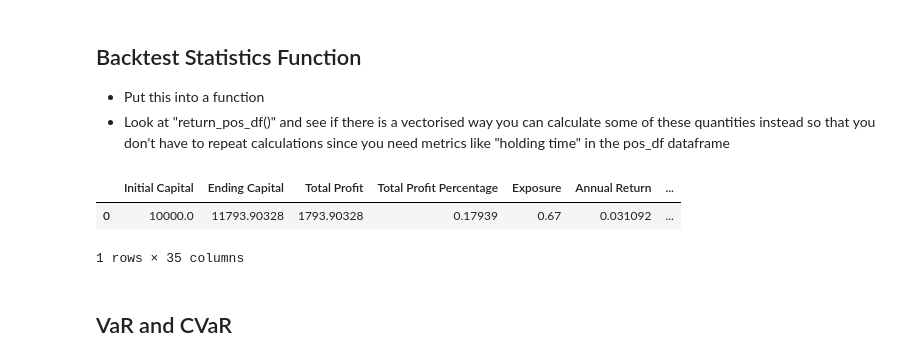
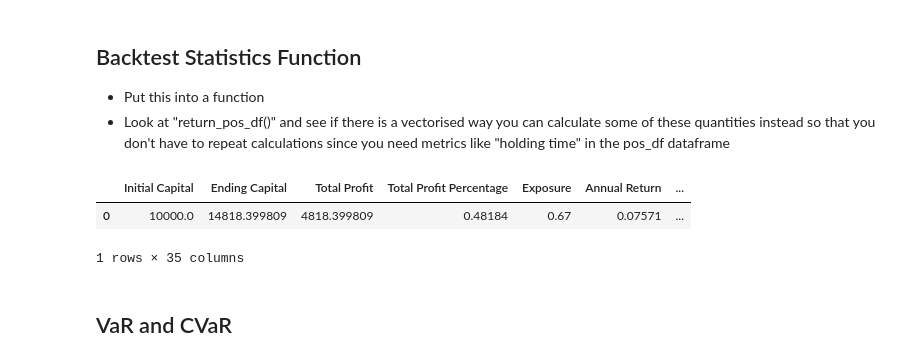
Before and after one commit to surajtirupati/TradingAlgorithms, a Jupyter notebook: Backtest.ipynb, the cells around one changed output. Cells and saved outputs as stored; diff of their text form; code cells hidden in the pictures.

```diff
--- a/Backtest.ipynb
+++ b/Backtest.ipynb
@@ -500,7 +500,7 @@ data.head(5)
 | 2016-05-09 | 21.638338 | 21.687309 | 19.474504 | 21.764261 | 2016-05-10 | 21.779374 | 22.061354 | 24.992840 |
 | 2016-05-10 | 21.785248 | 21.764261 | 19.606723 | 21.799245 | 2016-05-11 | 21.724152 | 21.831890 | 24.959514 |
 # %%
-strat = BullHighBreakout(data, 10000, 0.05, 2)
+strat = BullHighBreakout(data, 10000, 0.1, 2)
 strat.backtest()
 
 plt.plot(data["NDDate"].values, strat.cash_time_series[1:])
@@ -543,6 +543,22 @@ def return_pos_df():
     positions_df = positions_df.sort_values("EntryDate")
 
     return positions_df
+
+
+def no_weekends(date1, date2):
+
+    # generating dates
+    dates = (date1 + timedelta(1 + idx)
+             for idx in range((date2 - date1).days))
+
+    # summing all weekdays
+    res = sum(1 for day in dates if day.weekday() < 5)
+
+    # getting number of weekends
+    weekends = int((date2 - date1).days) - res
+
+    # return number of weekends / non-business days
+    return weekends
 # %% [markdown]
 ## Functions Required for calculating backtest statistics below
 # %%
@@ -666,14 +682,22 @@ def total_tcost():
 avg_perc_ch = 0
 avg_bars_held = 0
 avg_amount_ch = 0
+
 winners = 0
 avg_win_bars_held = 0
 avg_winner_perc = 0
 win_prof = 0
+consec_wins = 0
+max_consec_wins = 0
+big_win = 0
+
 losers = 0
 avg_lose_bars_held = 0
 avg_loser_perc = 0
 lose_prof = 0
+consec_losses = 0
+max_consec_losses = 0
+big_loss = 0
 
 for position in strat.closedPositions:
 
@@ -731,34 +755,34 @@ winners = winners
 win_perc = round(winners/len(strat.closedPositions), 2)
 avg_win_prof = win_prof/winners
 avg_winner_perc = avg_winner_perc/winners
 avg_win_bars_held = avg_win_bars_held/winners
 max_consec_wins = max_consec_wins
 big_win_bars_held = (positions[positions["CashGainLoss"] == big_win].ExitDate - positions[positions["CashGainLoss"] == big_win].EntryDate)[0].days
 
 # loser stats
 losers = losers
 lose_perc = round(losers/len(strat.closedPositions), 2)
 avg_lose_prof = lose_prof/losers
 avg_loser_perc = avg_loser_perc/losers
 avg_lose_bars_held = avg_lose_bars_held/losers
 max_consec_losses = max_consec_losses
 big_loss_bars_held = (positions[positions["CashGainLoss"] == big_loss].ExitDate - positions[positions["CashGainLoss"] == big_loss].EntryDate)[0].days
 
 columns = ["Initial Capital", "Ending Capital", "Total Profit", "Total Profit Percentage", "Exposure", "Annual Return", "Transaction Costs", "Portfolio Max DD Value", "Portfolio Max DD Perc",
            "Total Trades", "Avg Gain/Loss", "Avg Percentage Gain/Loss", "Avg Bars Held", "Avg Max DD Value", "Avg Max DD Percentage", "Max DD Trade Value", "Max DD Trade Percentage",
            "Winners", "Win Percentage", "Win Profits", "Avg Win Profit", "Avg Win Percentage", "Avg Win Bars Held", "Max Consecutive Wins", "Biggest Win", "Biggest Win Bars Held",
            "Losers", "Lose Percentage", "Loss Losses", "Avg Lose Profit", "Avg Lose Percentage", "Avg Lose Bars Held", "Max Consecutive Losses", "Biggest Loss", "Biggest Loss Bars Held"]
 
 stats = pd.DataFrame([[init_cap, end_cap, total_net_prof, net_prof_perc, exposure, ann_ret, trans_costs, port_max_dd_val, port_max_dd_perc,
               total_trades, avg_amount_ch, avg_perc_ch, avg_bars_held, avg_dd_abs, avg_dd_perc, max_dd_abs, max_dd_perc,
               winners, win_perc, win_prof, avg_win_prof, avg_winner_perc, avg_win_bars_held, max_consec_wins, big_win, big_win_bars_held,
               losers, lose_perc, lose_prof, avg_lose_prof, avg_loser_perc, avg_lose_bars_held, max_consec_losses, big_loss, big_loss_bars_held]],
              columns=columns)
 
 stats
 # %% [output]
 |  | Initial Capital | Ending Capital | Total Profit | Total Profit Percentage | Exposure | Annual Return | ... |
-| 0 | 10000.0 | 11793.90328 | 1793.90328 | 0.17939 | 0.67 | 0.031092 | ... |
+| 0 | 10000.0 | 14818.399809 | 4818.399809 | 0.48184 | 0.67 | 0.07571 | ... |
 1 rows × 35 columns
 # %% [markdown]
 ## VaR and CVaR
```
Also changed, not shown: parts of 5 cells of this notebook.
